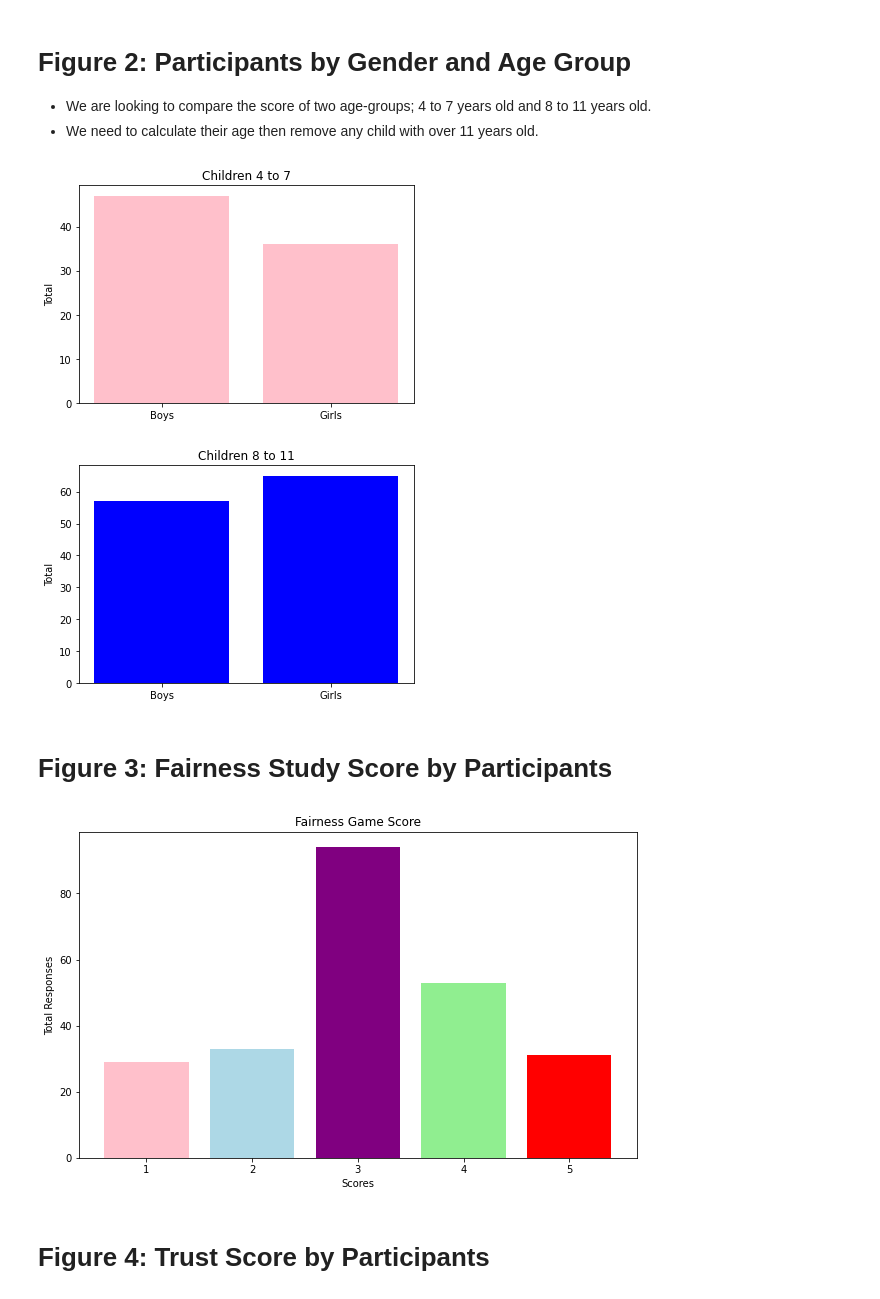
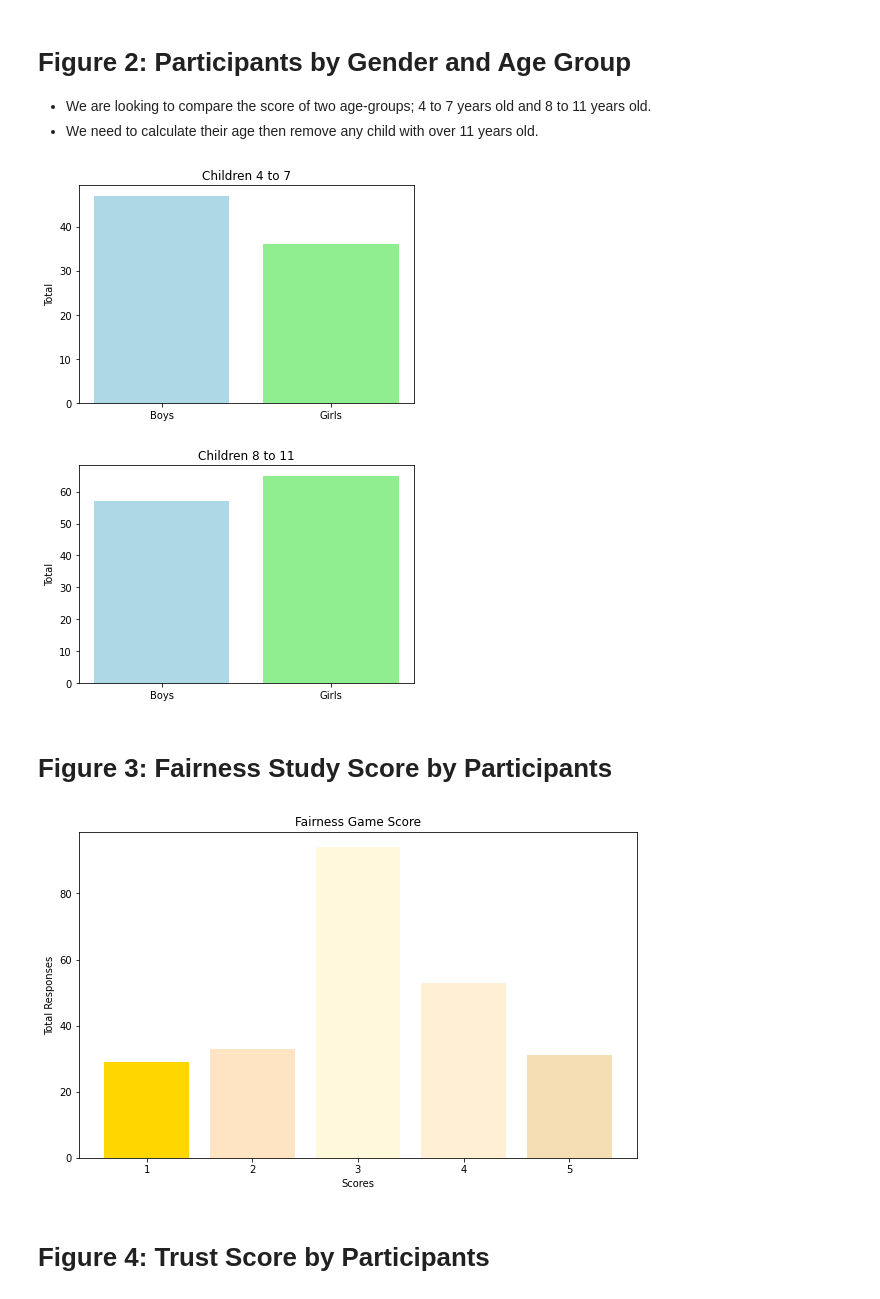
Before and after one commit to bydanielasodre/Project_COGS18_WI21, a Jupyter notebook: ProjectNotebook.ipynb, the cells around one changed output. Saved outputs shown, nothing was run; the diff lists cells and outputs as text; code cells hidden in the pictures.

```diff
--- a/ProjectNotebook.ipynb
+++ b/ProjectNotebook.ipynb
@@ -81,34 +79,32 @@ assert test_get_demographics
  - We are looking to compare the score of two age-groups; 4 to 7 years old and 8 to 11 years old.
  - We need to calculate their age then remove any child with over 11 years old.
 # %%
-# calculate_age:
 group1,group2 = calculate_age(pd.DataFrame(data, columns=['participant_id','gender','birth_date']))
 assert test_calculate_age
 
-# Get gender by group:
-get_gender_by_group(group1,'Children 4 to 7','pink')
-get_gender_by_group(group2,'Children 8 to 11','blue')
+get_gender_by_group(group1,'Children 4 to 7',['lightblue','lightgreen'])
+get_gender_by_group(group2,'Children 8 to 11',['lightblue','lightgreen'])
 assert test_get_gender_by_group
 # %% [output]
-[figure, old version]
+[figure, new version]
-[figure, old version]
+[figure, new version]
 # %% [markdown]
 # Figure 3: Fairness Study Score by Participants
 # %%
 total_participants = data['participant_id'].count()
 
 result = data.groupby("fairness_study_score")["participant_id"].count().dropna()
-colors = ['pink','lightblue','purple','lightgreen','red']
-
+colors = ['gold','bisque','cornsilk','papayawhip','wheat']
 
 fig, plot1 = plt.subplots(figsize = (10,6))
+
 plot1.bar(result.index, result.values, color = colors)
 plot1.set_xlabel("Scores")
 plot1.set_ylabel("Total Responses")
 plt.title("Fairness Game Score")
 plt.show()
 # %% [output]
-[figure, old version]
+[figure, new version]
 # %% [markdown]
 # Figure 4: Trust Score by Participants
 # %%
```
Also changed, not shown: parts of 8 cells of this notebook.
